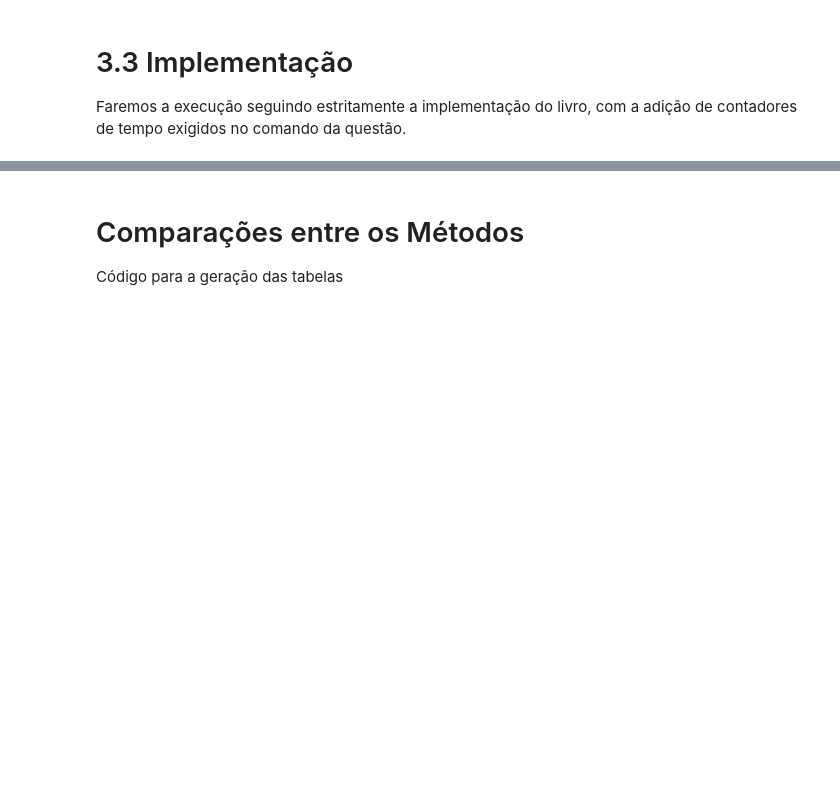
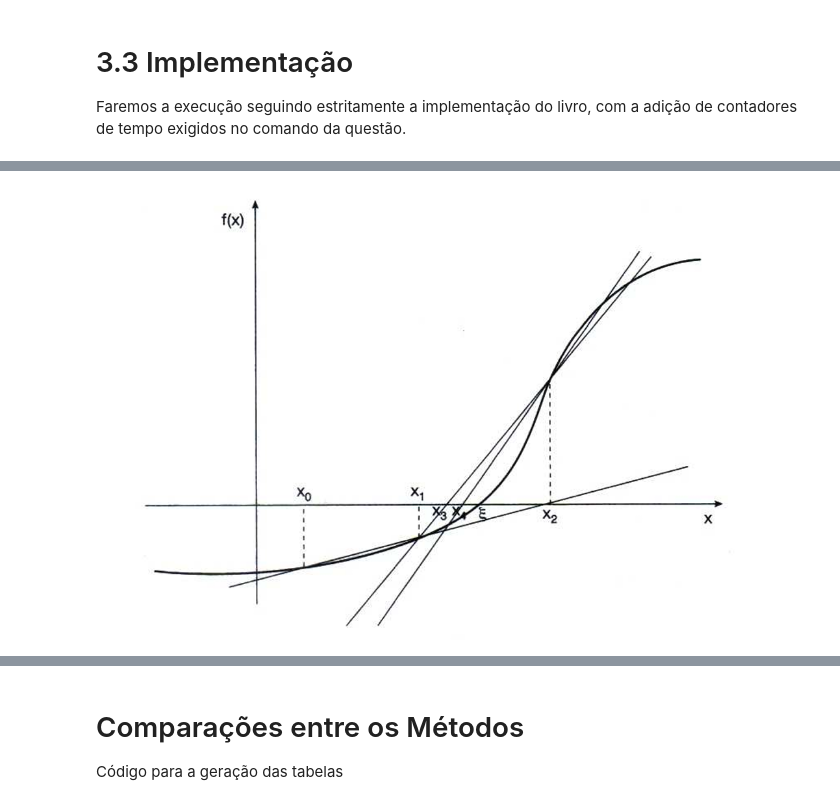
Before and after one commit to Itallo0708/Computational-Mathematics, a Jupyter notebook: notebooks/Atividade_2_1_Zero_reais_de_funções_reais.ipynb, the cells around one changed output, grey strips where cells are left out. Cells and saved outputs as stored; diff of their text form; code cells hidden in the pictures; blank space fills up the shorter version.

Commit message:
Adiciona a implementação e explicação do método da secante

```diff
--- a/notebooks/Atividade_2_1_Zero_reais_de_funções_reais.ipynb
+++ b/notebooks/Atividade_2_1_Zero_reais_de_funções_reais.ipynb
@@ -213,0 +275,5 @@ def metodo_MPF(f, phi, x0, epsilon):
+# %%
+from IPython.display import Image, display
+display(Image(filename='/content/sample_data/secante.png'))
+# %% [output]
+[figure, added]
```
Also changed, not shown: parts of 10 cells of this notebook.
